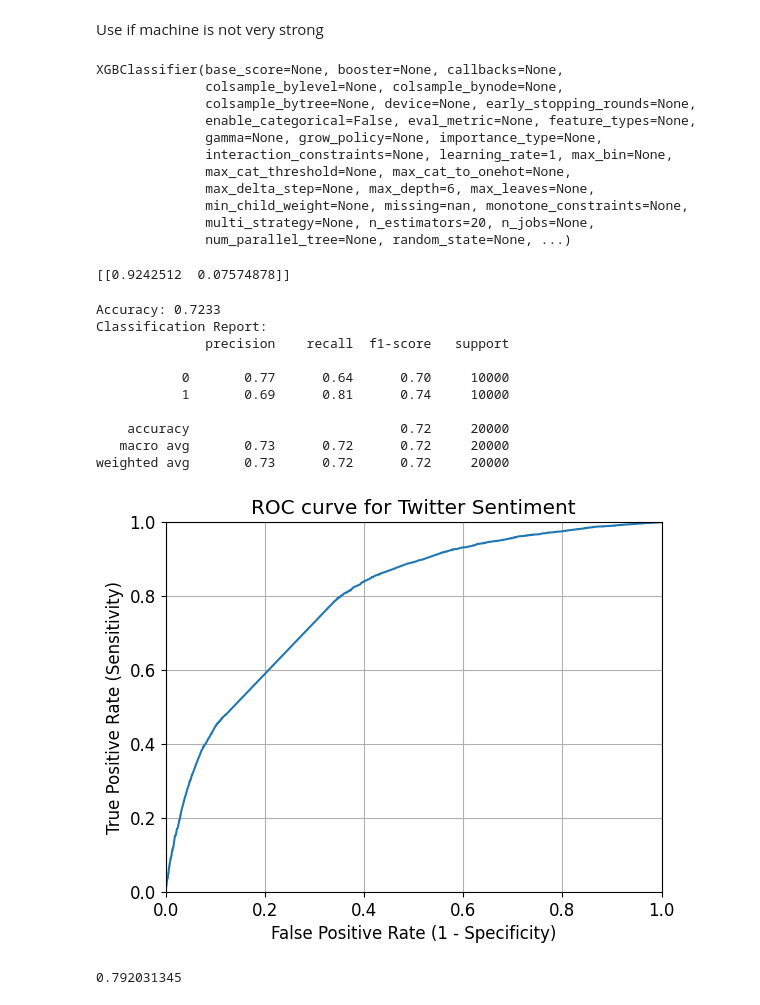
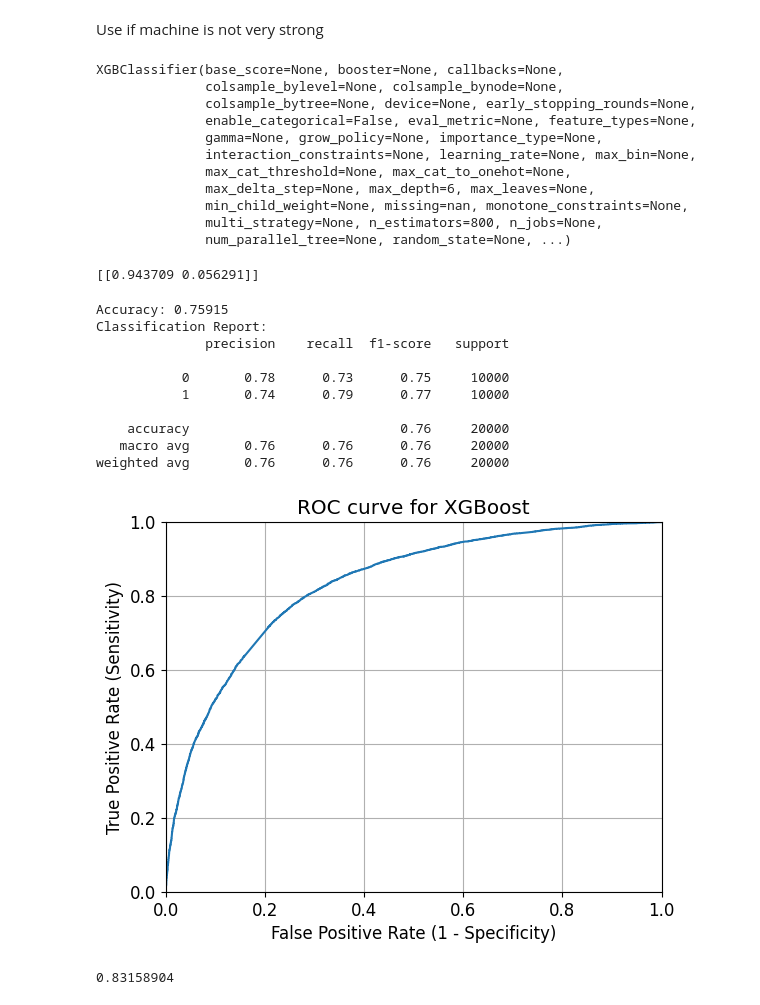
Before and after one commit to henry167b/IT1244-Project, a Jupyter notebook: XGBoost.ipynb, the cells around one changed output. Cells and saved outputs as stored; diff of their text form; code cells hidden in the pictures.

```diff
--- a/XGBoost.ipynb
+++ b/XGBoost.ipynb
@@ -59,10 +59,10 @@ sentences = [' '.join(words) for words in X_train]
 # Fit and transform the sentences
 one_hot_encoded = vectorizer.fit_transform(sentences)
 # %%
-test = SelectKBest(score_func=chi2, k=7500)
+test = SelectKBest(score_func=chi2, k=10000)
 X_train_new = test.fit_transform(one_hot_encoded, y_train)
 # %%
-clf = XGBClassifier(n_estimators=20, max_depth=6, objective='binary:logistic', learning_rate = 1)
+clf = XGBClassifier(max_depth=6, objective='binary:logistic', n_estimators = 800)
 clf.fit(X_train_new, y_train)
 # %% [output]
 XGBClassifier(base_score=None, booster=None, callbacks=None,
@@ -70,11 +70,11 @@ XGBClassifier(base_score=None, booster=None, callbacks=None,
               colsample_bytree=None, device=None, early_stopping_rounds=None,
               enable_categorical=False, eval_metric=None, feature_types=None,
               gamma=None, grow_policy=None, importance_type=None,
-              interaction_constraints=None, learning_rate=1, max_bin=None,
+              interaction_constraints=None, learning_rate=None, max_bin=None,
               max_cat_threshold=None, max_cat_to_onehot=None,
               max_delta_step=None, max_depth=6, max_leaves=None,
               min_child_weight=None, missing=nan, monotone_constraints=None,
-              multi_strategy=None, n_estimators=20, n_jobs=None,
+              multi_strategy=None, n_estimators=800, n_jobs=None,
               num_parallel_tree=None, random_state=None, ...)
 # %%
 sen = [' '.join(words) for words in X_test]
@@ -87,7 +87,7 @@ sent = vectorizer.transform([sent])
 sent = test.transform(sent)
 print(clf.predict_proba(sent))
 # %% [output]
-[[0.9242512  0.07574878]]
+[[0.943709 0.056291]]
 # %%
 from sklearn.metrics import accuracy_score, classification_report
 # Evaluate the model
@@ -97,32 +97,32 @@ classification_rep = classification_report(y_test, y_pred)
 print(f'Accuracy: {accuracy}')
 print(f'Classification Report:\n{classification_rep}')
 # %% [output]
-Accuracy: 0.7233
+Accuracy: 0.75915
 Classification Report:
               precision    recall  f1-score   support
 
-           0       0.77      0.64      0.70     10000
-           1       0.69      0.81      0.74     10000
+           0       0.78      0.73      0.75     10000
+           1       0.74      0.79      0.77     10000
 
-    accuracy                           0.72     20000
-   macro avg       0.73      0.72      0.72     20000
-weighted avg       0.73      0.72      0.72     20000
+    accuracy                           0.76     20000
+   macro avg       0.76      0.76      0.76     20000
+weighted avg       0.76      0.76      0.76     20000
 # %%
 y_pred_prob = clf.predict_proba(X_test_new)[:, 1]
 
 fpr, tpr, thresholds = sklearn.metrics.roc_curve(y_test, y_pred_prob)
 
 plt.plot(fpr, tpr)
 plt.xlim([0.0, 1.0])
 plt.ylim([0.0, 1.0])
 plt.rcParams['font.size'] = 12
-plt.title('ROC curve for Twitter Sentiment')
+plt.title('ROC curve for XGBoost')
 plt.xlabel('False Positive Rate (1 - Specificity)')
 plt.ylabel('True Positive Rate (Sensitivity)')
 plt.grid(True)
 # %% [output]
-[figure, old version]
+[figure, new version]
 # %%
 print(sklearn.metrics.roc_auc_score(y_test, y_pred_prob))
 # %% [output]
-0.792031345
+0.83158904
```
